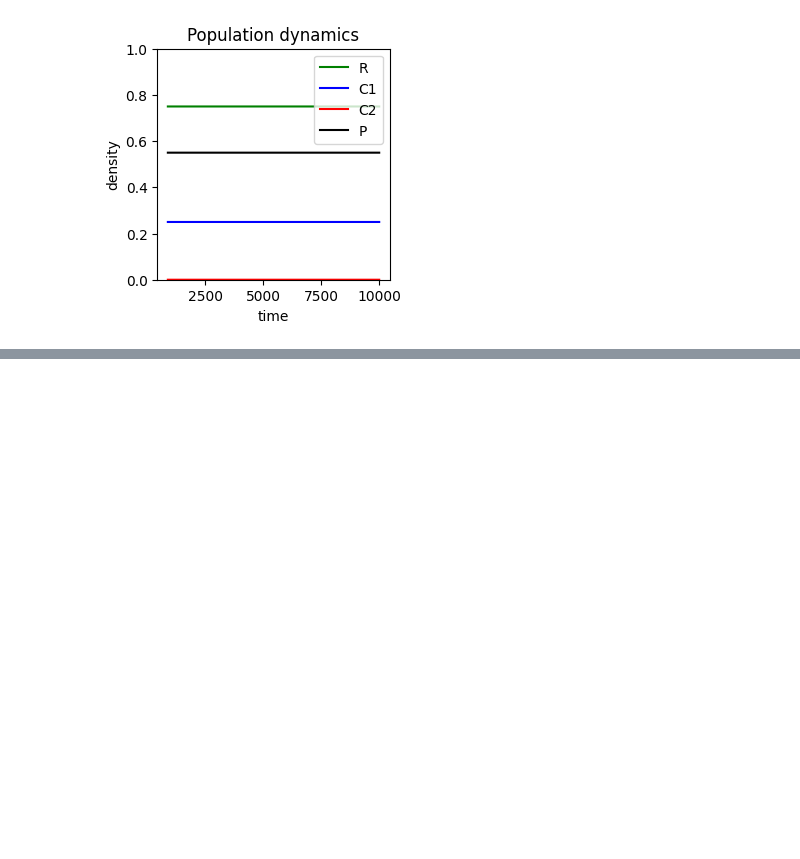
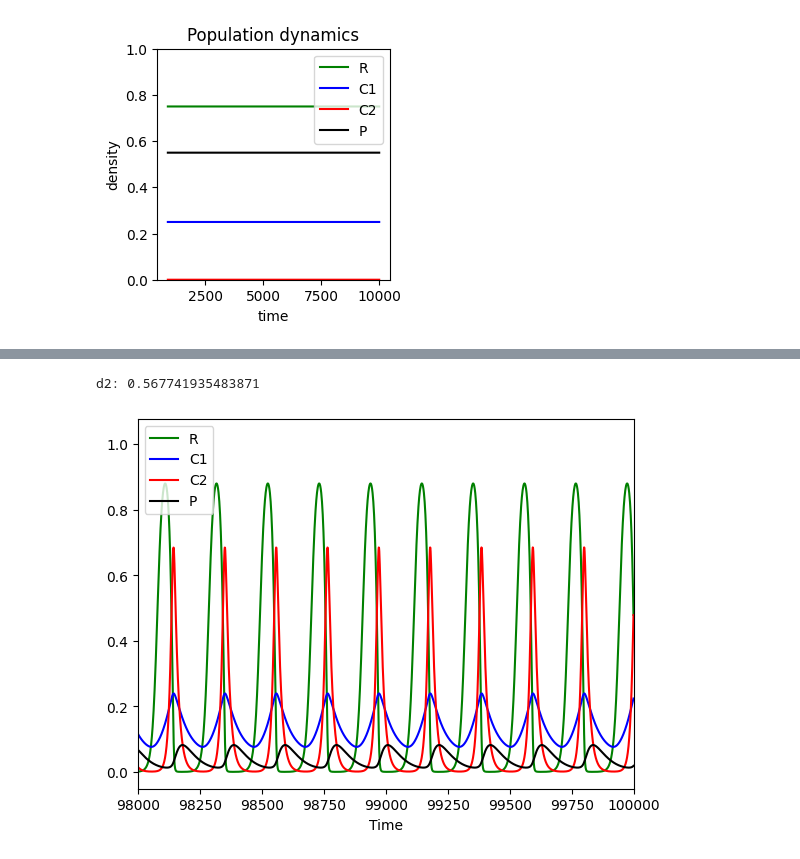
Before and after one commit to lizsukiss/relnonlin_predation, a Jupyter notebook: notebooks/explore_dynamics.ipynb, the cells around one changed output, grey strips where cells are left out. Drawn from its saved outputs; the diff is of its cells as text; code cells hidden in the pictures; blank space fills up the shorter version.

```diff
--- a/notebooks/explore_dynamics.ipynb
+++ b/notebooks/explore_dynamics.ipynb
@@ -22,0 +111,48 @@ plot_individual_case(params)
+# %%
+# Example time series
+a1 = 1
+a2 = 8
+h2 = 0.5
+d1 = 0.05
+aP = 1
+dP = 0.25
+d2 = np.linspace(0, a2/(1+h2*a2), resolution+2)[1:-1] # avoid 0 and the value where the predator goes extinct
+d2 = d2[10]
+# convert functional response to saturating
+gamma = a1/a2 + h2*d1
+sat_a = gamma*a2
+sat_h = h2/gamma
+sat_d = d1
+
+# Simulate population dynamics
+initial_density = [0.01,0.01,0.01,0.01] # initial density
+
+tend  = 100000
+tstep = 0.1
+time_array = np.arange(0, tend, tstep) # time for simulation
+simulation_params = {'a1':sat_a, 'a2':a2, 'aP':aP, 'h1':sat_h, 'h2':h2,
+                      'hP':0, 'd1':sat_d, 'd2':d2, 'dP':dP}
+
+filename = f'../results/timeseries/timeseries_RC1C2P_satsatpred_{simulation_params["a1"]}_{simulation_params["a2"]}_{simulation_params["aP"]}_{simulation_params["h1"]}_{simulation_params["h2"]}_{simulation_params["d1"]}_{simulation_params["d2"]}_{simulation_params["dP"]}.npz'
+
+full_system_partial = lambda density, time: full_system(density, time, simulation_params)
+density_timeseries = simulate_and_save(
+    filename=filename,
+    ode_func=full_system_partial,
+    x0=initial_density,
+    t=time_array,
+    params=simulation_params
+)
+
+plt.plot(np.arange(0, tend, 1), density_timeseries[:, 0], 'g', label='R')
+plt.plot(np.arange(0, tend, 1), density_timeseries[:, 1], 'b', label='C1')
+plt.plot(np.arange(0, tend, 1), density_timeseries[:, 2], 'r', label='C2')
+plt.plot(np.arange(0, tend, 1), density_timeseries[:, 3], 'k', label='P')
+plt.xlim(98000, 100000)
+plt.legend()
+plt.xlabel('Time')
+
+print('d2:', d2)
+# %% [output]
+d2: 0.567741935483871
+[figure, added]
```
Also changed, not shown: parts of 9 cells of this notebook, 12 other files.
